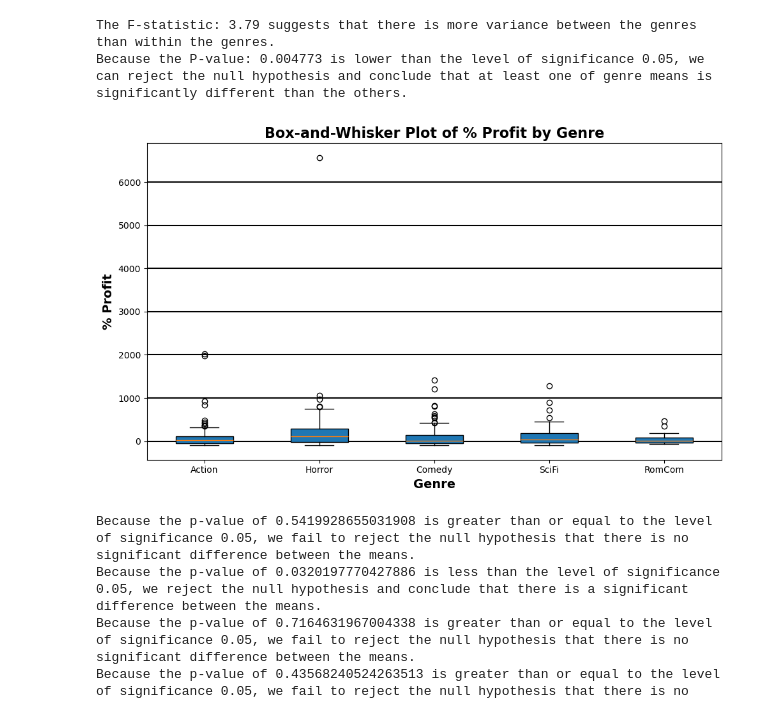
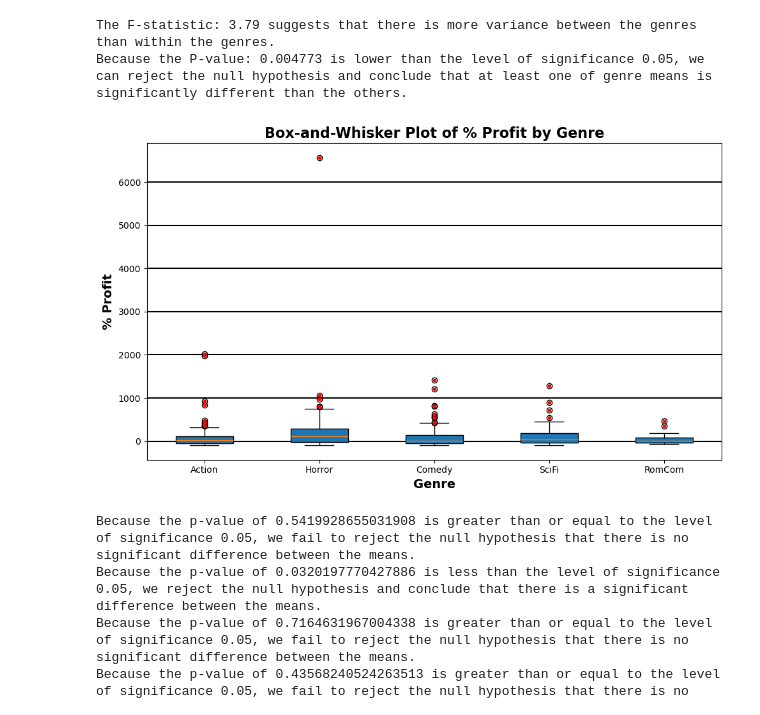
Before and after one commit to Levifahring/movie_project_one, a Jupyter notebook: project.ipynb, the cells around one changed output. Drawn from its saved outputs; the diff is of its cells as text; code cells hidden in the pictures.

```diff
--- a/project.ipynb
+++ b/project.ipynb
@@ -544,24 +544,44 @@ Because the P-value: 0.004773 is lower than the level of significance 0.05, we c
 # %%
 # Data from the provided snippet
 genres = ['Action', 'Horror', 'Comedy', 'SciFi', 'RomCom']
 profits_by_genre = [df_Anova[df_Anova['new_genre'] == genre]['% Profit'] for genre in genres]
 
 # Create the box-and-whisker plot
 plt.figure(figsize=(10, 6))
-plt.boxplot(profits_by_genre, labels=genres, patch_artist=True,)
+
+# Create the boxplot and capture the data used for the plot
+boxplot = plt.boxplot(profits_by_genre, labels=genres, patch_artist=True)
 
 # Add title and labels
-plt.title('Box-and-Whisker Plot of % Profit by Genre', fontweight = 'bold', fontsize = 16)
-plt.xlabel('Genre', fontweight = 'bold', fontsize = 14)
-plt.ylabel('% Profit',fontweight = 'bold', fontsize = 14)
-plt.grid(axis='y', linewidth = 1.5, color="black", zorder = 0)
+plt.title('Box-and-Whisker Plot of % Profit by Genre', fontweight='bold', fontsize=16)
+plt.xlabel('Genre', fontweight='bold', fontsize=14)
+plt.ylabel('% Profit', fontweight='bold', fontsize=14)
+plt.grid(axis='y', linewidth=1.5, color="black", zorder=0)
+
+# Manually identify and plot the outliers
+for i, genre_data in enumerate(profits_by_genre):
+    # Calculate the quartiles and IQR
+    Q1 = np.percentile(genre_data, 25)
+    Q3 = np.percentile(genre_data, 75)
+    IQR = Q3 - Q1
+
+    # Determine outlier thresholds
+    lower_bound = Q1 - 1.5 * IQR
+    upper_bound = Q3 + 1.5 * IQR
+
+    # Identify outliers
+    outliers = [x for x in genre_data if x < lower_bound or x > upper_bound]
+
+    # Plot outliers as red circles
+    for outlier in outliers:
+        plt.plot(i + 1, outlier, 'o', color='red', markersize=3)
 
 # Show the plot
 plt.tight_layout()
 plt.savefig("graphics/box_wisker.png")
 plt.show()
 # %% [output]
-[figure, old version]
+[figure, new version]
 # %%
 genre_act = "Action"
 genre_sy = "SciFi"
```
Also changed, not shown: 2 other files.
